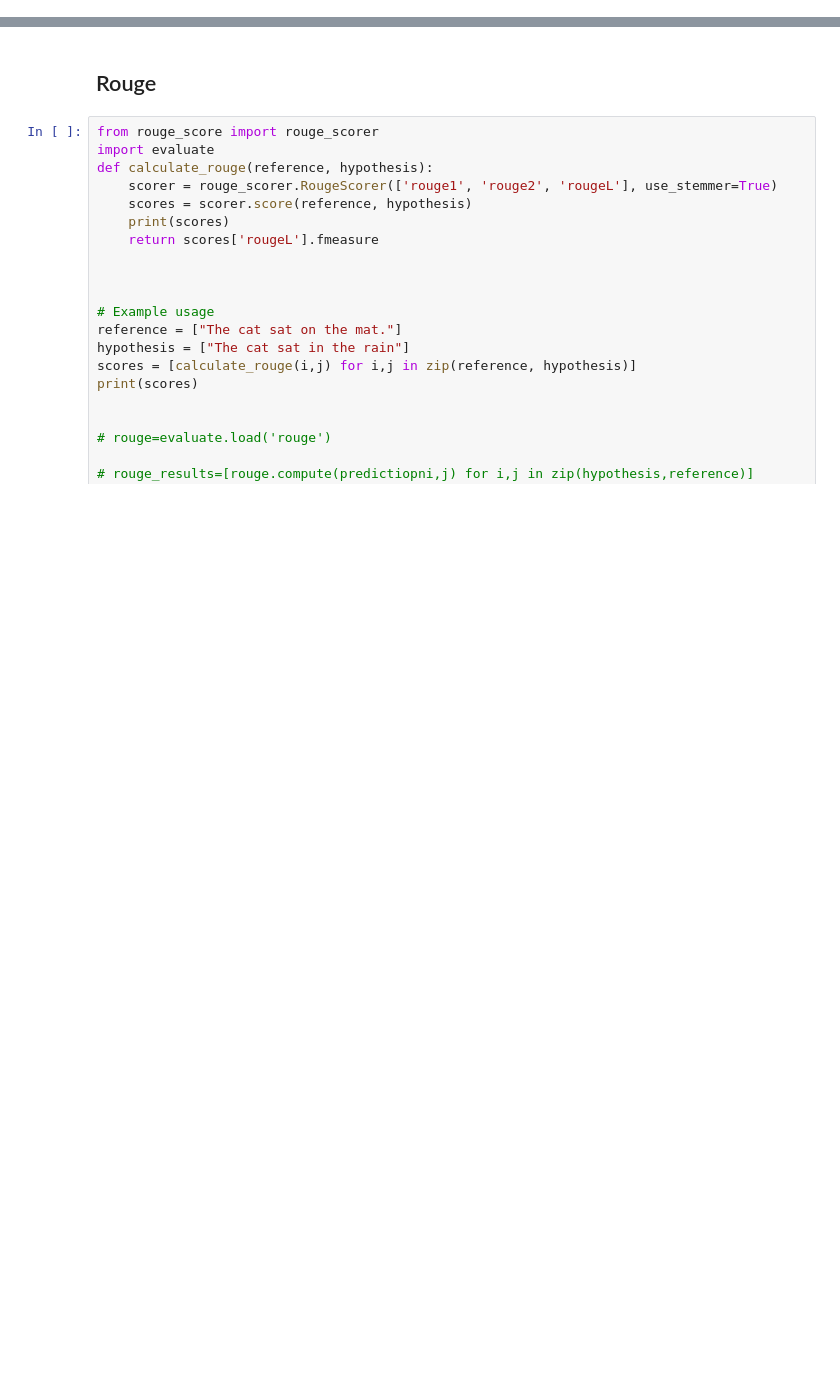
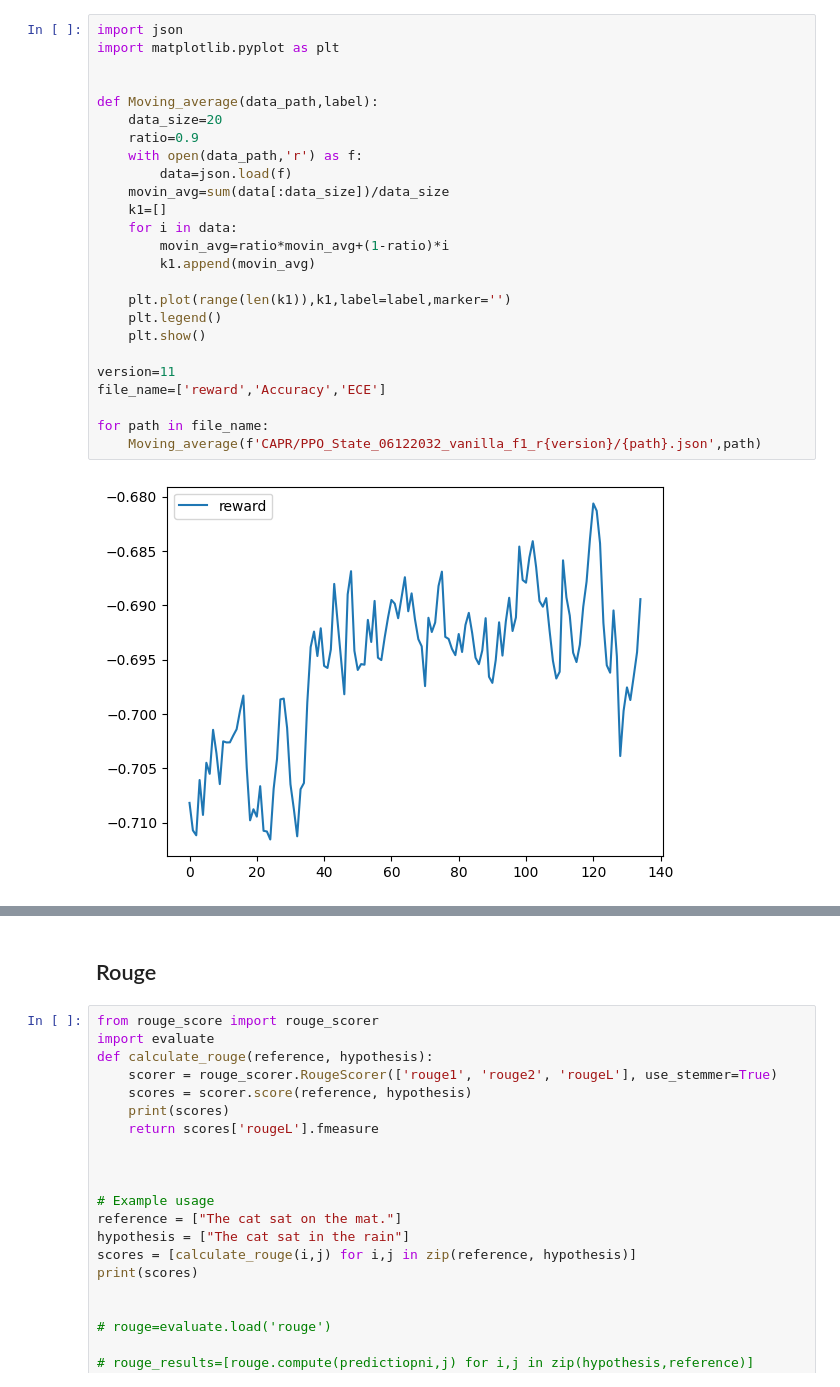
Before and after one commit to Qmaoboy/Confidence-is-all-you-need, a Jupyter notebook: pre_experiment.ipynb, the cells around one changed output, grey strips where cells are left out. Drawn from its saved outputs; the diff is of its cells as text; blank space fills up the shorter version.

```diff
--- a/pre_experiment.ipynb
+++ b/pre_experiment.ipynb
@@ -102,0 +35,27 @@ plt.show()
+# %%
+import json
+import matplotlib.pyplot as plt
+
+
+def Moving_average(data_path,label):
+    data_size=20
+    ratio=0.9
+    with open(data_path,'r') as f:
+        data=json.load(f)
+    movin_avg=sum(data[:data_size])/data_size
+    k1=[]
+    for i in data:
+        movin_avg=ratio*movin_avg+(1-ratio)*i
+        k1.append(movin_avg)
+
+    plt.plot(range(len(k1)),k1,label=label,marker='')
+    plt.legend()
+    plt.show()
+
+version=11
+file_name=['reward','Accuracy','ECE']
+
+for path in file_name:
+    Moving_average(f'CAPR/PPO_State_06122032_vanilla_f1_r{version}/{path}.json',path)
+# %% [output]
+[figure, added]
```
Also changed, not shown: parts of 14 cells of this notebook, 23 other files.
